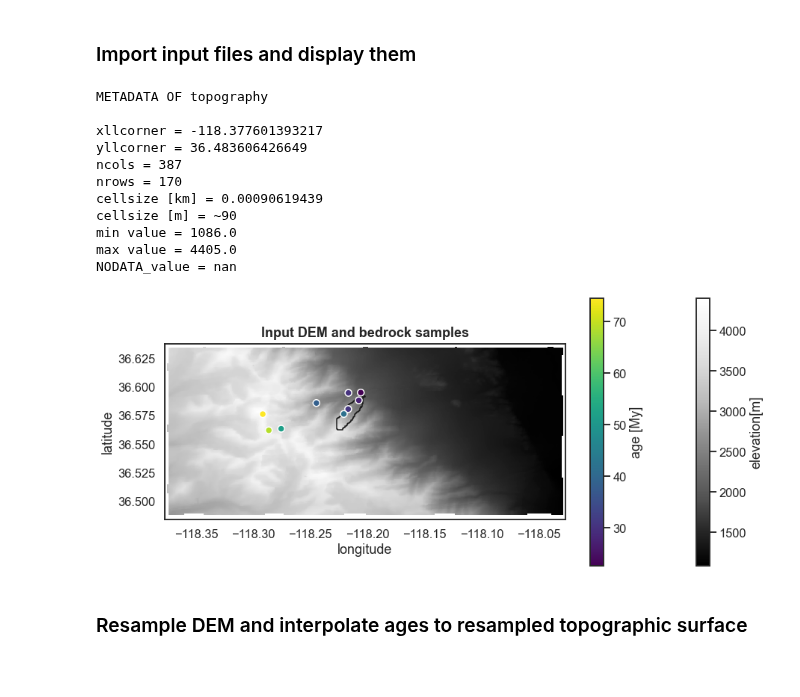
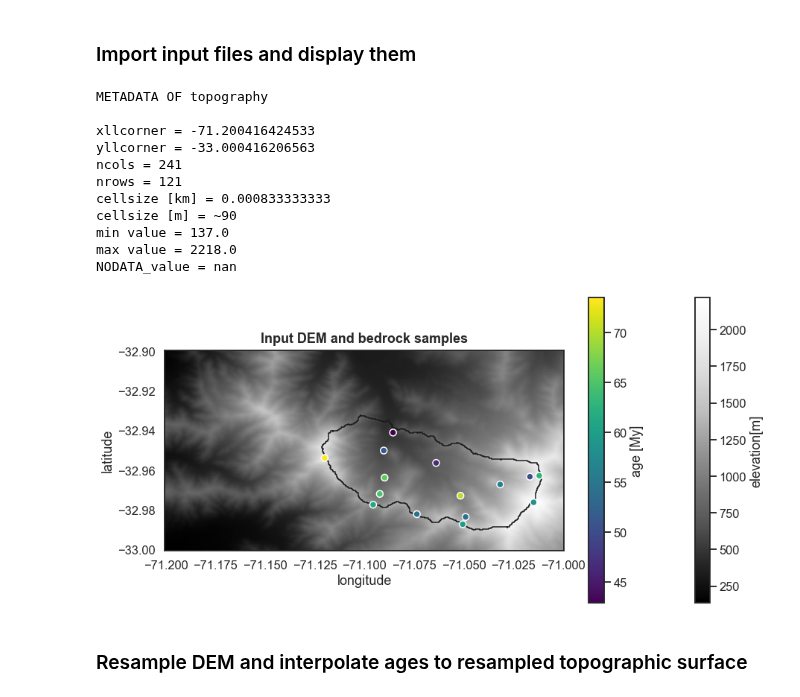
Before and after one commit to toddehlers/ESD_thermotrace, a Jupyter notebook: ESD_thermotrace_UP2DATE.ipynb, the cells around one changed output. Drawn from its saved outputs; the diff is of its cells as text; code cells hidden in the pictures; blank space fills up the shorter version.

```diff
--- a/ESD_thermotrace_UP2DATE.ipynb
+++ b/ESD_thermotrace_UP2DATE.ipynb
@@ -37,35 +38,40 @@ sns.set(style='white', context='talk') # all plots have white background and lar
 ### Specify input files and parameters
 # %%
 # Which is the name of the input folder for this simulation?
-ipf = 'input_highsierra'
+ipf = 'input'
 
 # Input rasters as ASCII files, with .txt or .asc extension
 # Best resampled to a reasonably low resolution before importing it.
 # If not, no big deal, but computational time increases
 # Input Coordinate Reference System must be WGS1984
-dem_filename = 'dem84.asc' # digital elevation model
-e_map_filenames = [] # 'slope84.asc' # list of erosion maps with same extent as DEM, each cell has an erosional weigth
+dem_filename = 'dem.txt' # digital elevation model
+e_map_filenames = [] # list of erosion maps with same extent as DEM, each cell has an erosional weigth
+
+# Do you want to test some example scenarios? True or False
+# the scenarios include exponential increase and decrease of erosion with elevation,
+# and a customisable stepwise function
+example_scenarios = True
 
 # watershed shapefile filename with .shp extension
 # the input folder should also contain a .shx file with the same name,
 # this is usually created during shapefile export from GIS software
-ws_filename = 'inyo_ws.shp'
+ws_filename = 'ws_lc.shp'
 
 # Input bedrock ages filenames, with .xlsx extension
 # This should be a table with the following header:
 # lat, lon, elev, age, sd
-bedrock_ages_filename = 'bd_highsierra.xlsx'
+bedrock_ages_filename = 'bedrock_data_clean.xlsx'
 # List of input detrital ages filenames, with .xlsx extension
 # These should be a table with at least 2 columns with following headers: age, age_u
 # where age_u = analytical uncertainty
-detrital_ages_filenames = ['dd_inyo_fine.xlsx']
+detrital_ages_filenames = ['detrital_data.xlsx']
 
 # Input target resolution of the interpolated surface [meters]
-res = 90
+res = 250
 
 # How do you want to name the output folder for this simulation?
 # files will be overwritten in case this folder already exists
-opf = 'output_high_sierra'
+opf = 'output'
 
 # What interpolation method do you want?
 # Options are:
@@ -74,13 +80,13 @@ opf = 'output_high_sierra'
 # 'ext' - like 'int', but additionally extrapolates ages outside of the interpolation convex hull (see below)
 # 'zln' - each z gets assigned an age based on a linear regression of age-elevation data.
 # 'imp' - import your own interpolated age map and uncertainty map (ASCII files referenced in WGS1984)
-interp_method = 'zln'
+interp_method = 'ext'
 
-# # If 'ext' is chosen, an inverse-distance-weight is used to assign ages
-# # to the cells out of the linear interpolation field, but not farther than the search radius 'ext_rad'
-# # which search radius do you want?
-# # comment this line if not needed
-# ext_rad = 3000 # meters
+# If 'ext' is chosen, an inverse-distance-weight is used to assign ages
+# to the cells out of the linear interpolation field, but not farther than the search radius 'ext_rad'
+# which search radius do you want?
+# comment this line if not needed
+ext_rad = 5000 # meters
 
 # # if 'imp' is chosen, specify the filenames to import from the input folder,
 # # comment these lines if not needed
@@ -122,21 +128,22 @@ if interp_method == 'imp':
 # %% [output]
 METADATA OF topography
 
-xllcorner = -118.377601393217
-yllcorner = 36.483606426649
-ncols = 387
-nrows = 170
-cellsize [km] = 0.00090619439
+xllcorner = -71.200416424533
+yllcorner = -33.000416206563
+ncols = 241
+nrows = 121
+cellsize [km] = 0.000833333333
 cellsize [m] = ~90
-min value = 1086.0
-max value = 4405.0
+min value = 137.0
+max value = 2218.0
 NODATA_value = nan
 # %%
 ################# Now import age dataset into a pd.DataFrame ##############################
 ##########################################################################################
+
 if interp_method != 'imp':
     bd = pd.read_excel(ipf+'/'+bedrock_ages_filename)
-
+    bd.sort_values(by='elev',inplace=True)
     z = bd.elev.values
     if z.mean()<10:
         z = z*1000 # convert elevations from km to meters, if that's the case
@@ -218,34 +225,34 @@ if len(e_map_filenames)>0:
         ax.set_title('Erosion Map: '+k, fontdict=dict(weight='bold'))
         if count == gspec.get_geometry()[1]:
             cb3 = fig.colorbar(em,orientation='horizontal',ax=row2)
             cb3.set_label('erosivity')
 
 # make output directory
 if not path.exists(opf):
     mkdir(opf)
 
 # and save figure
 fig.savefig(opf+'/input_data.pdf', dpi=200)
 
 if interp_method == 'imp':
     fig = plt.figure(figsize=(15,15))
     gspec = gs.GridSpec(2,1,figure=fig)
     ax1 = fig.add_subplot(gspec[0])
     ax2 = fig.add_subplot(gspec[1])
     im1 = ax1.imshow(age_map.z, extent=dem.extent84, cmap='viridis')
     ax1.set_title('Imported map of bedrock age',pad=10, fontdict=dict(weight='bold'))
     im2 = ax2.imshow(age_map_u.z, extent=dem.extent84)
     ax2.set_title('Imported map of bedrock age error',pad=10, fontdict=dict(weight='bold'))
     # colorbar
     cb1 = fig.colorbar(im1, ax=ax1)
     cb1.set_label('age [My]')
     cb2 = fig.colorbar(im2, ax=ax2)
     cb2.set_label('relative uncertainty [%]')
 
     # and save figure
     fig.savefig(opf+'/input_age_map.pdf', dpi=200)
 # %% [output]
-[figure, old version]
+[figure, new version]
 # %% [markdown]
 ### Resample DEM and interpolate ages to resampled topographic surface
 # %%
```
Also changed, not shown: parts of 10 cells of this notebook, 13 other files.
